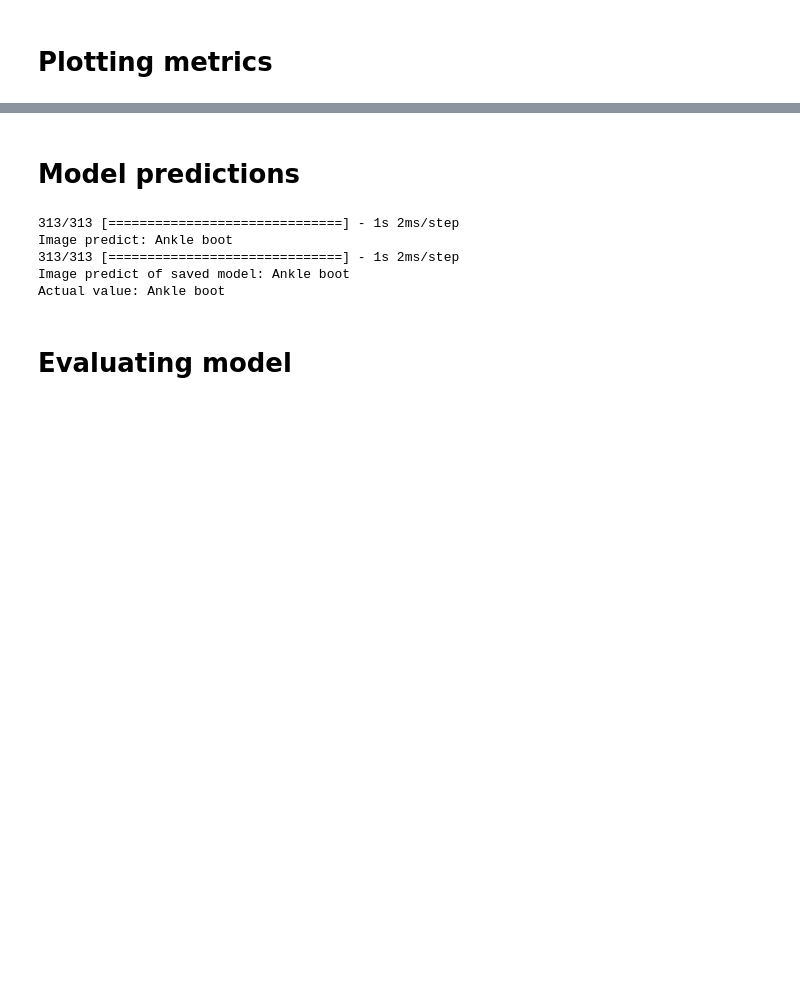
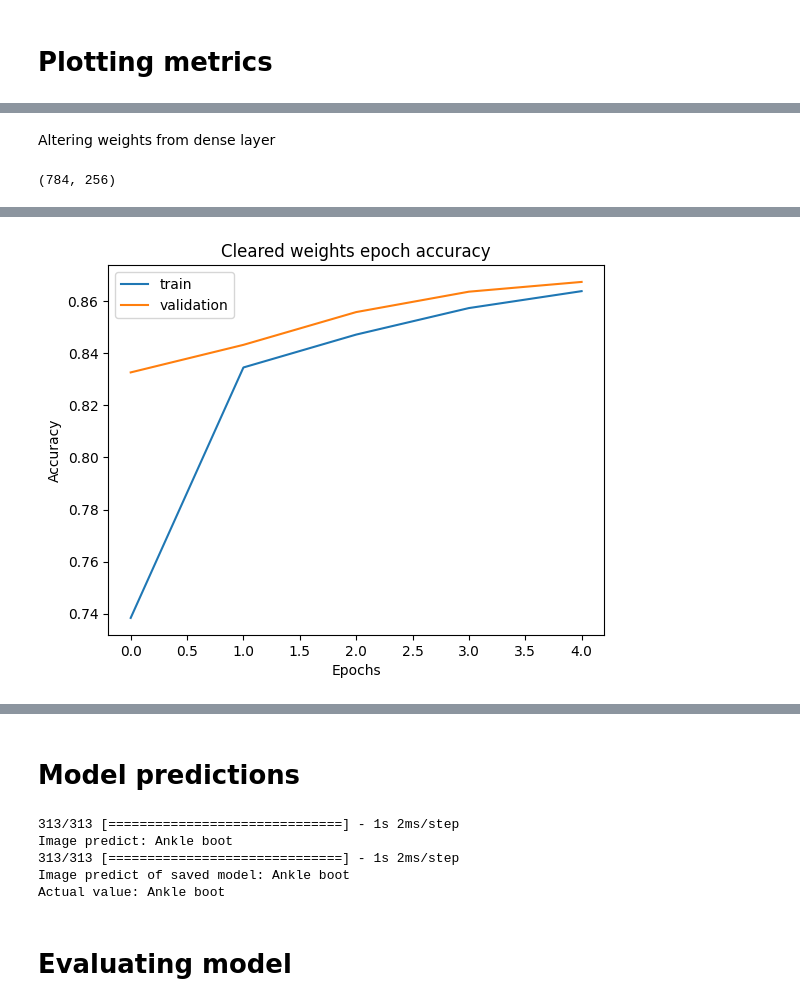
Before and after one commit to Gh0st116/clothes-classification, a Jupyter notebook: clothes_classification.ipynb, the cells around one changed output, grey strips where cells are left out. Saved outputs shown, nothing was run; the diff lists cells and outputs as text; code cells hidden in the pictures; blank space fills up the shorter version.

```diff
--- a/clothes_classification.ipynb
+++ b/clothes_classification.ipynb
@@ -159,0 +202,3 @@ plt.legend(["train", "validation"])
+# %%
+biases_dense = model.layers[1].get_weights()[1]
+biases_dense
@@ -159,0 +223,17 @@ plt.legend(["train", "validation"])
+# %% [markdown]
+Altering weights from dense layer
+# %%
+weights_dense.shape
+# %% [output]
+(784, 256)
+# %%
+cleared_weights_dense = np.zeros((784, 256))
+random_weights_dense = np.random.rand(784, 256)
+
+model.layers[1].set_weights(
+    [cleared_weights_dense, biases_dense]
+)
+
+# Model fitness with all weights in Dense cleared
+plot_accuracy(fit_model(), "Cleared weights epoch accuracy")
+# %% [output]
@@ -159,0 +250 @@ plt.legend(["train", "validation"])
+[figure, added]
```
Also changed, not shown: parts of 23 cells of this notebook.
